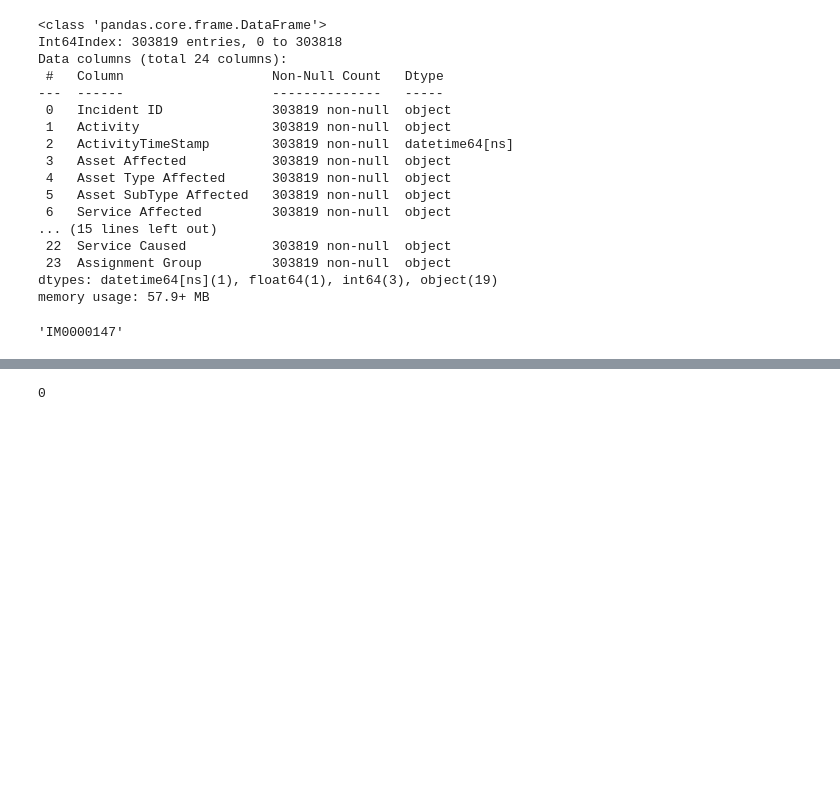
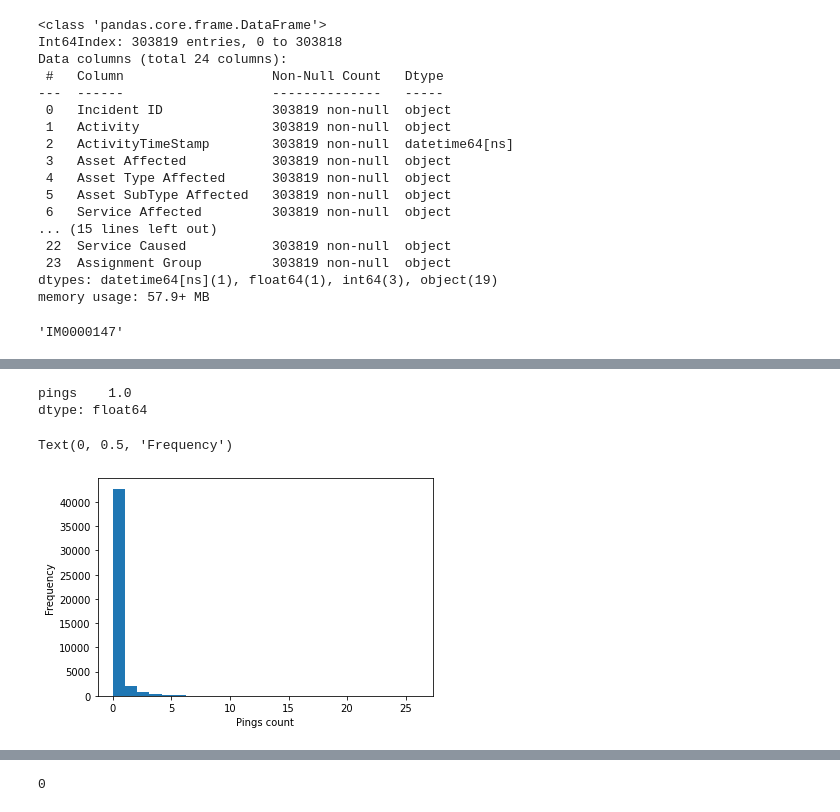
Before and after one commit to mervinhorst/INFOMPROM_G2, a Jupyter notebook: pingpong.ipynb, the cells around one changed output, grey strips where cells are left out. Cells and saved outputs as stored; diff of their text form; code cells hidden in the pictures; blank space fills up the shorter version.

```diff
--- a/pingpong.ipynb
+++ b/pingpong.ipynb
@@ -114,3 +117,15 @@ subapplication 1 [('TEAM0023', 'TEAM0040', 'Assign to 1st Line Operator')]
+# %%
+pingpong_df[pingpong_df['pings'] > 0].median()
+# %% [output]
+pings    1.0
+dtype: float64
+# %%
+plt.hist(pingpong_df['pings'], bins=25)
+plt.xlabel("Pings count")
+plt.ylabel("Frequency")
+# %% [output]
+Text(0, 0.5, 'Frequency')
+[figure, added]
 # %%
 timedeltas
 flat_deltas = [x for xs in timedeltas for x in xs]
```
Also changed, not shown: parts of 17 cells of this notebook.
